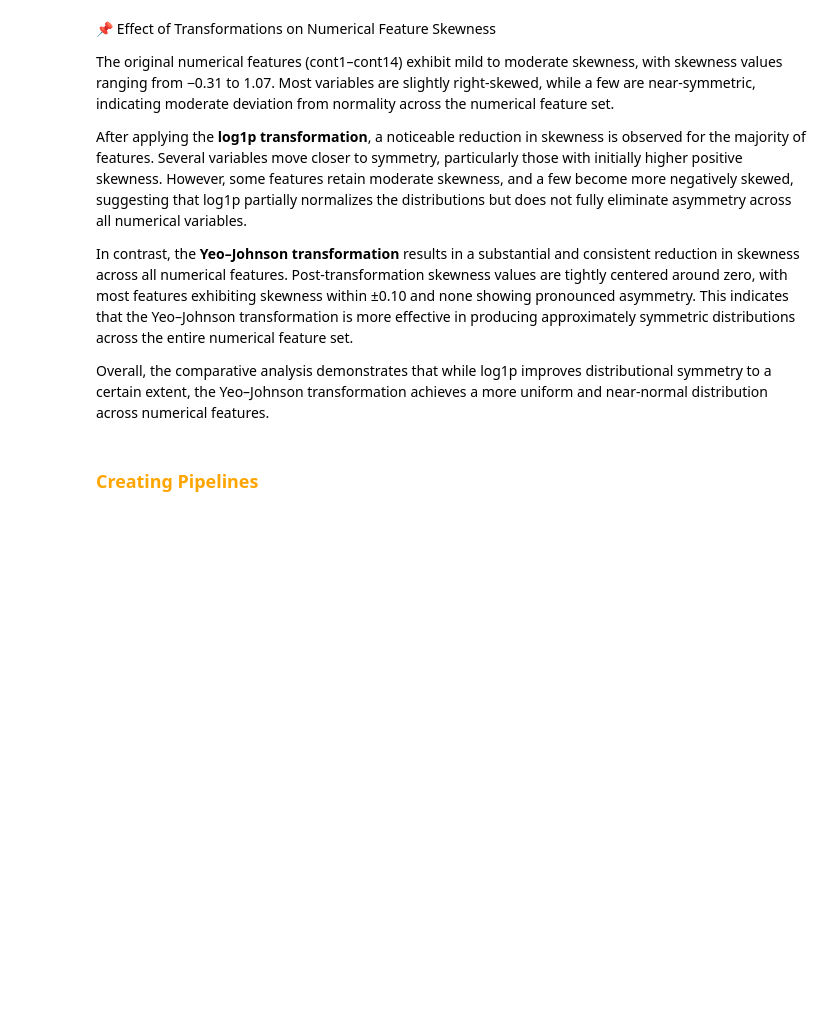
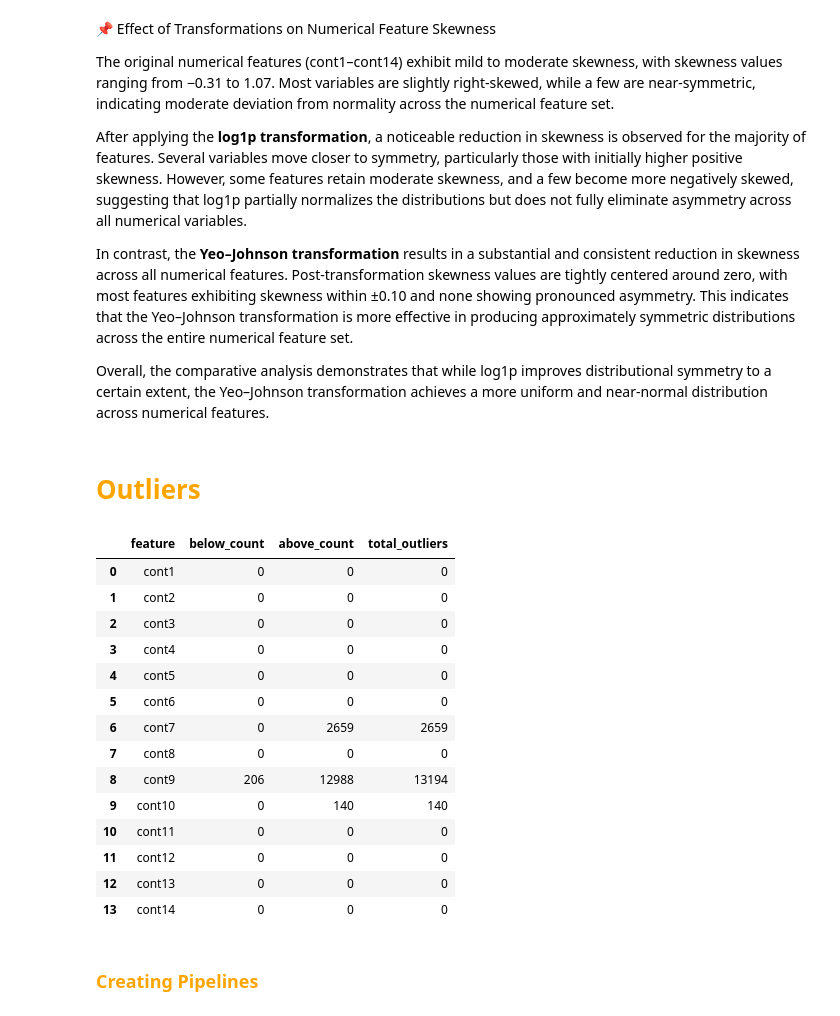
Before and after one commit to Aryan-Kaisth/Tail_Risk_Modeling_of_Insurance_Claim_Severity, a Jupyter notebook: notebooks/feature_engineering.ipynb, the cells around one changed output. Saved outputs shown, nothing was run; the diff lists cells and outputs as text; code cells hidden in the pictures; blank space fills up the shorter version.

```diff
--- a/notebooks/feature_engineering.ipynb
+++ b/notebooks/feature_engineering.ipynb
@@ -255,6 +258,51 @@ After applying the **log1p transformation**, a noticeable reduction in skewness
 In contrast, the **Yeo–Johnson transformation** results in a substantial and consistent reduction in skewness across all numerical features. Post-transformation skewness values are tightly centered around zero, with most features exhibiting skewness within ±0.10 and none showing pronounced asymmetry. This indicates that the Yeo–Johnson transformation is more effective in producing approximately symmetric distributions across the entire numerical feature set.
 
 Overall, the comparative analysis demonstrates that while log1p improves distributional symmetry to a certain extent, the Yeo–Johnson transformation achieves a more uniform and near-normal distribution across numerical features.
+# %% [markdown]
+# **<span style="color:orange;">Outliers</span>**
+# %%
+def iqr_outlier_counts(series, k=1.5):
+    q1 = series.quantile(0.25)
+    q3 = series.quantile(0.75)
+    iqr_val = q3-q1
+
+    lower = q1 - k * iqr_val
+    upper = q3 + k * iqr_val
+
+    below = (series < lower).sum()
+    above = (series > upper).sum()
+
+    return below, above
+# %%
+outlier_rows = []
+
+for col in num_cols:
+    below, above = iqr_outlier_counts(df[col])
+    outlier_rows.append({
+        "feature": col,
+        "below_count": below,
+        "above_count": above,
+        "total_outliers": below + above
+    })
+
+outlier_df = pd.DataFrame(outlier_rows)
+outlier_df
+# %% [output]
+|  | feature | below_count | above_count | total_outliers |
+| 0 | cont1 | 0 | 0 | 0 |
+| 1 | cont2 | 0 | 0 | 0 |
+| 2 | cont3 | 0 | 0 | 0 |
+| 3 | cont4 | 0 | 0 | 0 |
+| 4 | cont5 | 0 | 0 | 0 |
+| 5 | cont6 | 0 | 0 | 0 |
+| 6 | cont7 | 0 | 2659 | 2659 |
+| 7 | cont8 | 0 | 0 | 0 |
+| 8 | cont9 | 206 | 12988 | 13194 |
+| 9 | cont10 | 0 | 140 | 140 |
+| 10 | cont11 | 0 | 0 | 0 |
+| 11 | cont12 | 0 | 0 | 0 |
+| 12 | cont13 | 0 | 0 | 0 |
+| 13 | cont14 | 0 | 0 | 0 |
 # %% [markdown]
 ### **<span style="color:orange;">Creating Pipelines</span>**
 # %%
```
Also changed, not shown: parts of 13 cells of this notebook.
